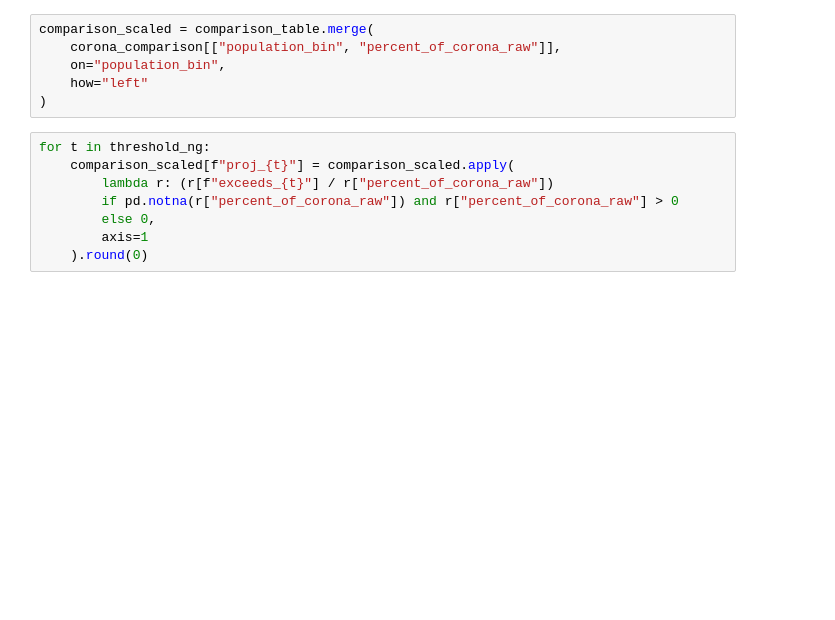
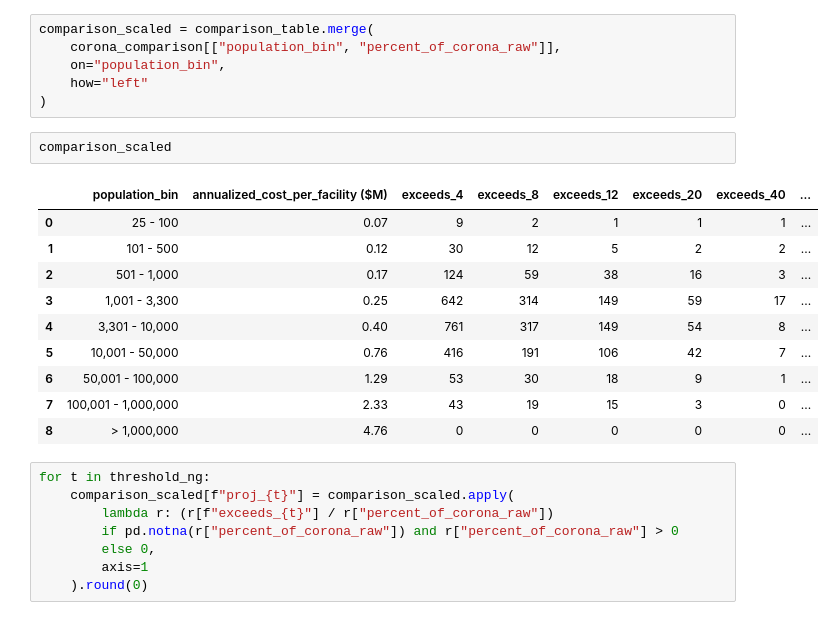
Before and after one commit to brahmee07/Pfas_water_research, a Jupyter notebook: updated_data/cost_risk_treatment_analysis.ipynb, the cells around one changed output. Drawn from its saved outputs; the diff is of its cells as text; blank space fills up the shorter version.

Commit message:
added some lines to view the comparison scaled table

```diff
--- a/updated_data/cost_risk_treatment_analysis.ipynb
+++ b/updated_data/cost_risk_treatment_analysis.ipynb
@@ -365,6 +367,19 @@ comparison_scaled = comparison_table.merge(
     on="population_bin",
     how="left"
 )
+# %%
+comparison_scaled
+# %% [output]
+|  | population_bin | annualized_cost_per_facility ($M) | exceeds_4 | exceeds_8 | exceeds_12 | exceeds_20 | exceeds_40 | ... |
+| 0 | 25 - 100 | 0.07 | 9 | 2 | 1 | 1 | 1 | ... |
+| 1 | 101 - 500 | 0.12 | 30 | 12 | 5 | 2 | 2 | ... |
+| 2 | 501 - 1,000 | 0.17 | 124 | 59 | 38 | 16 | 3 | ... |
+| 3 | 1,001 - 3,300 | 0.25 | 642 | 314 | 149 | 59 | 17 | ... |
+| 4 | 3,301 - 10,000 | 0.40 | 761 | 317 | 149 | 54 | 8 | ... |
+| 5 | 10,001 - 50,000 | 0.76 | 416 | 191 | 106 | 42 | 7 | ... |
+| 6 | 50,001 - 100,000 | 1.29 | 53 | 30 | 18 | 9 | 1 | ... |
+| 7 | 100,001 - 1,000,000 | 2.33 | 43 | 19 | 15 | 3 | 0 | ... |
+| 8 | > 1,000,000 | 4.76 | 0 | 0 | 0 | 0 | 0 | ... |
 # %%
 for t in threshold_ng:
     comparison_scaled[f"proj_{t}"] = comparison_scaled.apply(
```
Also changed, not shown: parts of 7 cells of this notebook.
